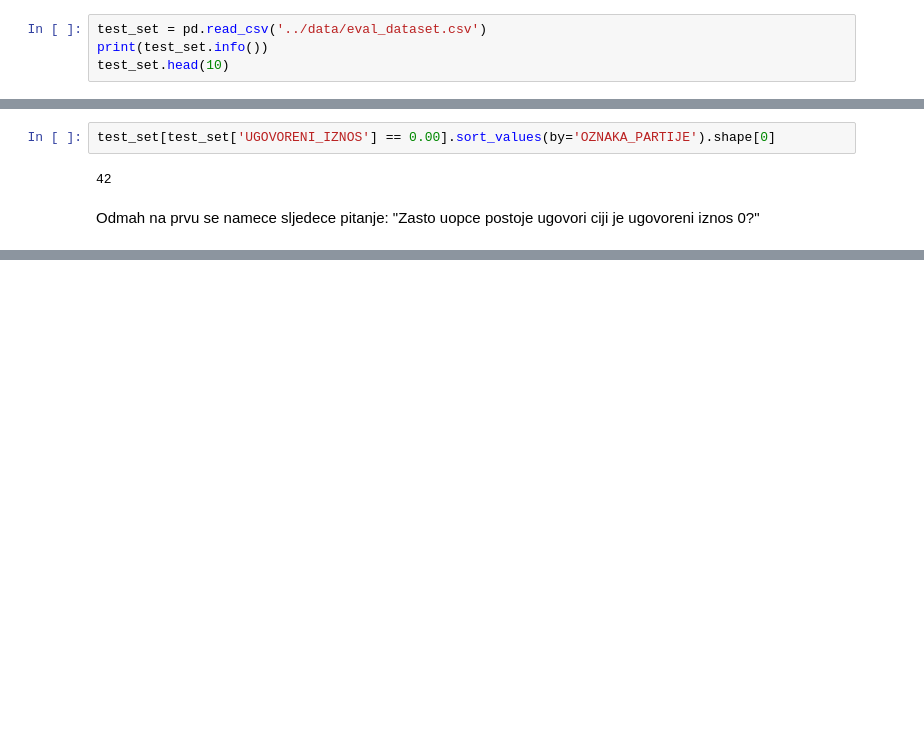
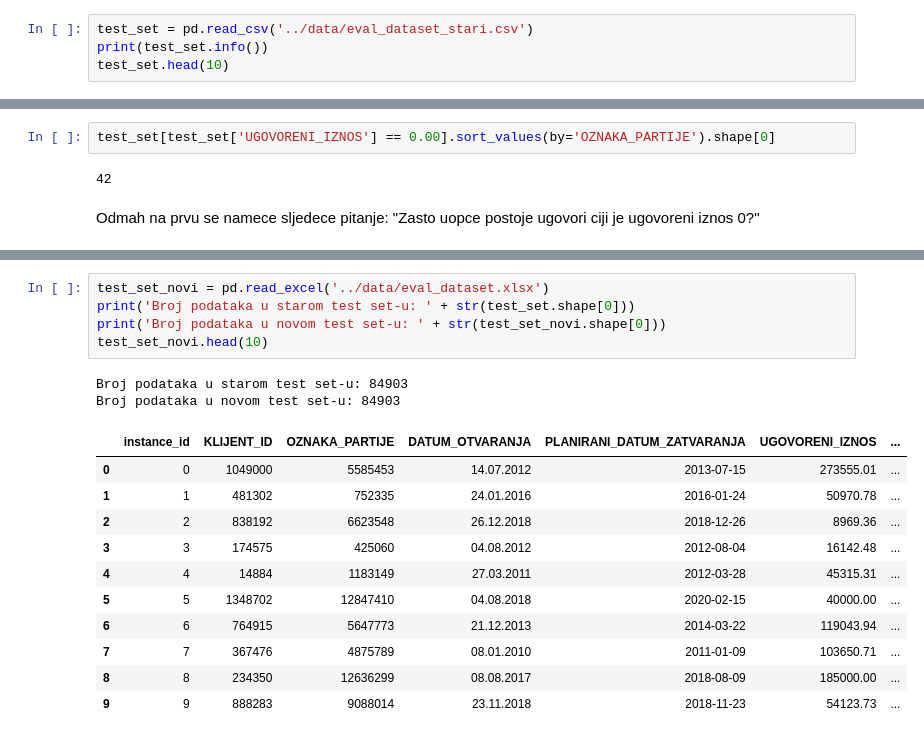
Before and after one commit to DavorPenzar/mozgalo, a Jupyter notebook: notebooks/Analiza_test_skupa.ipynb, the cells around one changed output, grey strips where cells are left out. Saved outputs shown, nothing was run; the diff lists cells and outputs as text; blank space fills up the shorter version.

Commit message:
Poboljsana analiza test skupa, analiziran novi test skup

```diff
--- a/notebooks/Analiza_test_skupa.ipynb
+++ b/notebooks/Analiza_test_skupa.ipynb
@@ -1,7 +1,7 @@
 # %%
 import pandas as pd
 # %%
-test_set = pd.read_csv('../data/eval_dataset.csv')
+test_set = pd.read_csv('../data/eval_dataset_stari.csv')
 print(test_set.info())
 test_set.head(10)
 # %% [output]
@@ -259,0 +267,19 @@ Odmah na prvu se namece sljedece pitanje: "Zasto uopce postoje ugovori ciji je u
+# %%
+test_set_novi = pd.read_excel('../data/eval_dataset.xlsx')
+print('Broj podataka u starom test set-u: ' + str(test_set.shape[0]))
+print('Broj podataka u novom test set-u: ' + str(test_set_novi.shape[0]))
+test_set_novi.head(10)
+# %% [output]
+Broj podataka u starom test set-u: 84903
+Broj podataka u novom test set-u: 84903
+|  | instance_id | KLIJENT_ID | OZNAKA_PARTIJE | DATUM_OTVARANJA | PLANIRANI_DATUM_ZATVARANJA | UGOVORENI_IZNOS | ... |
+| 0 | 0 | 1049000 | 5585453 | 14.07.2012 | 2013-07-15 | 273555.01 | ... |
+| 1 | 1 | 481302 | 752335 | 24.01.2016 | 2016-01-24 | 50970.78 | ... |
+| 2 | 2 | 838192 | 6623548 | 26.12.2018 | 2018-12-26 | 8969.36 | ... |
+| 3 | 3 | 174575 | 425060 | 04.08.2012 | 2012-08-04 | 16142.48 | ... |
+| 4 | 4 | 14884 | 1183149 | 27.03.2011 | 2012-03-28 | 45315.31 | ... |
+| 5 | 5 | 1348702 | 12847410 | 04.08.2018 | 2020-02-15 | 40000.00 | ... |
+| 6 | 6 | 764915 | 5647773 | 21.12.2013 | 2014-03-22 | 119043.94 | ... |
+| 7 | 7 | 367476 | 4875789 | 08.01.2010 | 2011-01-09 | 103650.71 | ... |
+| 8 | 8 | 234350 | 12636299 | 08.08.2017 | 2018-08-09 | 185000.00 | ... |
+| 9 | 9 | 888283 | 9088014 | 23.11.2018 | 2018-11-23 | 54123.73 | ... |
```
Also changed, not shown: parts of 6 cells of this notebook.
